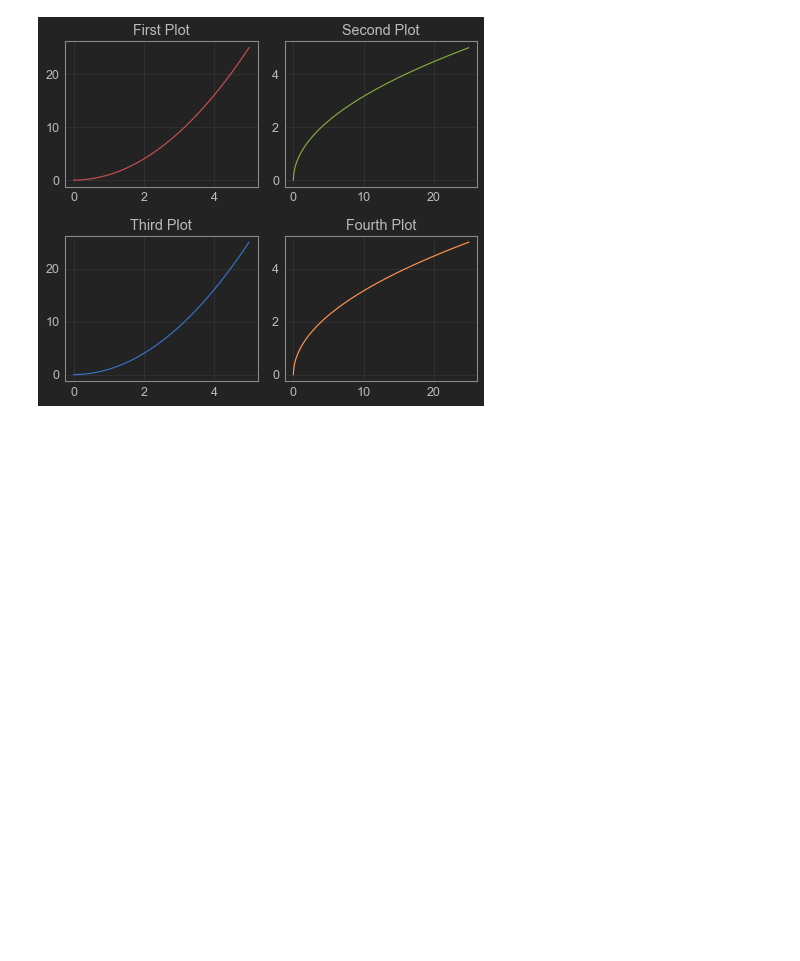
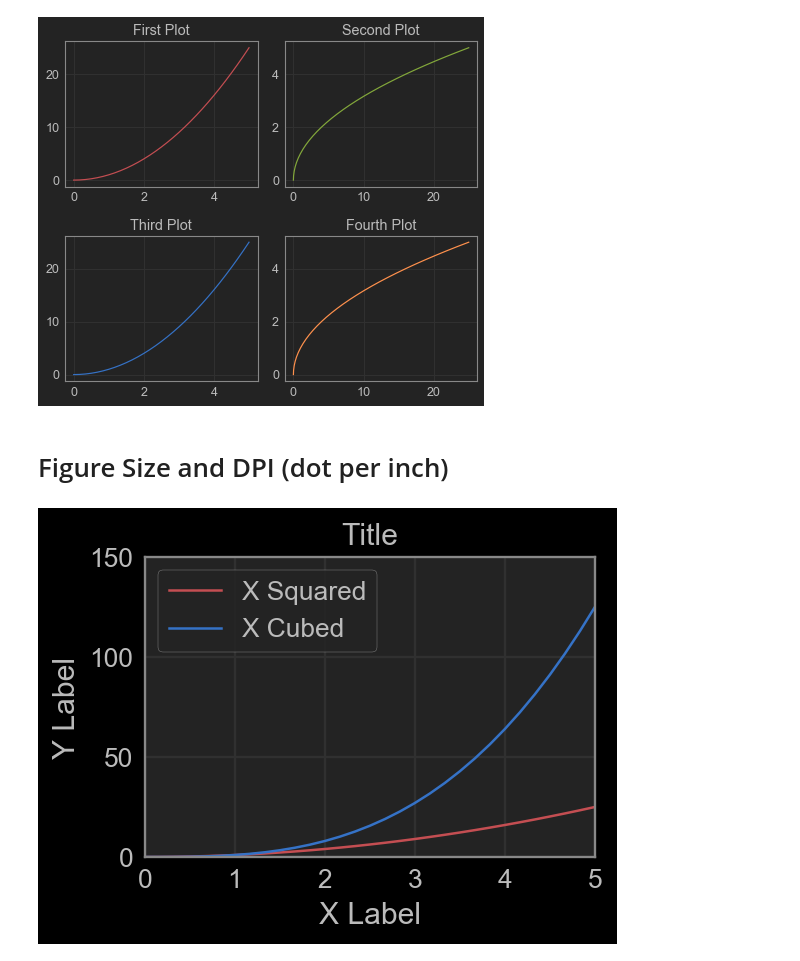
Before and after one commit to rochafialvin/python-analys, a Jupyter notebook: 3. Matplotlib.ipynb, the cells around one changed output. Drawn from its saved outputs; the diff is of its cells as text; code cells hidden in the pictures; blank space fills up the shorter version.

Commit message:
figure size and dpi

```diff
--- a/3. Matplotlib.ipynb
+++ b/3. Matplotlib.ipynb
@@ -210,3 +210,35 @@ plt.tight_layout()
 plt.show()
 # %% [output]
 [figure]
+# %% [markdown]
+# Figure Size and DPI (dot per inch)
+# %%
+# Mengatur lebar figure (canvas)
+# Ukurannya width 3 inches x height 2 inches
+# Kepadatan pixel : 200px per inch
+# facecolor : Background warna
+
+fig = plt.figure(figsize=(3, 2), dpi=150, facecolor='black')
+
+ax = fig.add_axes([0,0,1,1])
+
+# Label, untuk memberikan keterangans stiap plot pada 'legend'
+ax.plot(a , a ** 2, 'r', label='X Squared')
+ax.plot(a, a ** 3, 'b', label='X Cubed')
+
+ax.set_xlabel('X Label')
+ax.set_ylabel('Y Label')
+ax.set_title('Title')
+
+# Untuk memunculkan 'legend'
+# loc : untuk mengatur letak legend, default 'best'
+ax.legend(loc='best')
+
+# Menentukan range angka setiap sumbu
+ax.set_xlim([0, 5])
+ax.set_ylim([0, 150])
+
+# Untuk memunculkan plot
+plt.show()
+# %% [output]
+[figure, added]
```
Also changed, not shown: parts of 1 cell of this notebook, 2 other files.
